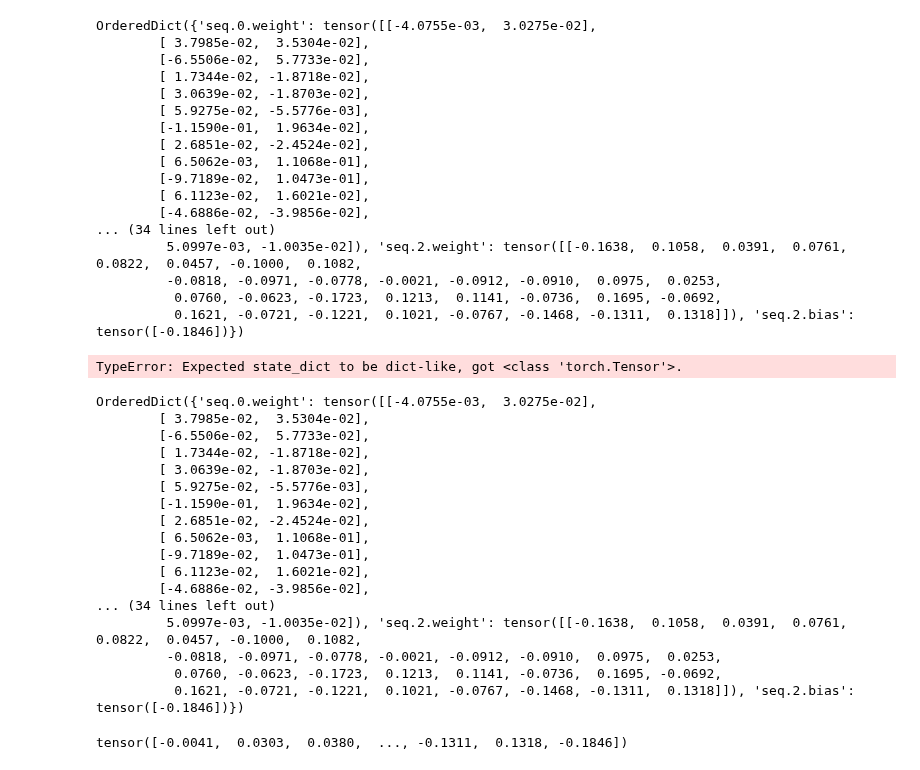
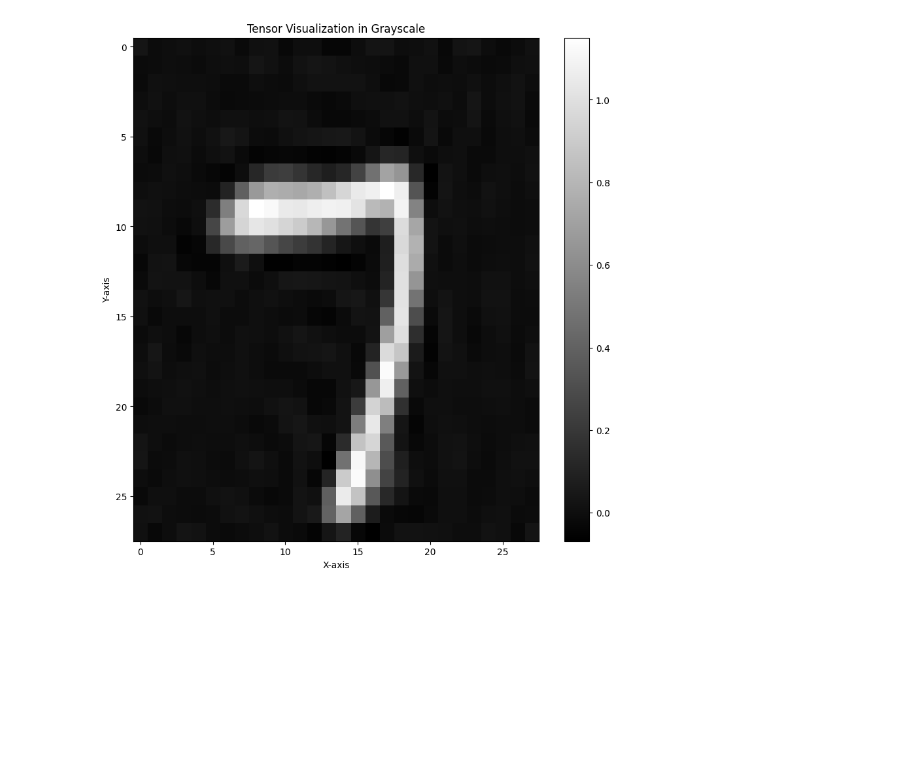
Before and after one commit to nef-gpt/adl4cv, a Jupyter notebook: dataset_demo_DWSNets.ipynb, the cells around one changed output. Drawn from its saved outputs; the diff is of its cells as text; code cells hidden in the pictures; blank space fills up the shorter version.

```diff
--- a/dataset_demo_DWSNets.ipynb
+++ b/dataset_demo_DWSNets.ipynb
@@ -56,56 +35,29 @@ inr_kwargs={"n_layers": 3, "in_dim": 2, "up_scale": 16}
 image_size=(28, 28)
 
 inr = INR(**inr_kwargs)
-print(train_dataset[0][0])
-inr.load_state_dict(train_dataset[0][0])
+inr.load_state_dict(train_dataset[47][0])
 inr.eval()
 input = make_coordinates(image_size, 1)
 with torch.no_grad():
     image = inr(input)
     image = image.view(*image_size, -1)
     image = image.permute(2, 0, 1)
-
-print(image)
-# %% [output]
-OrderedDict({'seq.0.weight': tensor([[-4.0755e-03,  3.0275e-02],
-        [ 3.7985e-02,  3.5304e-02],
-        [-6.5506e-02,  5.7733e-02],
-        [ 1.7344e-02, -1.8718e-02],
-        [ 3.0639e-02, -1.8703e-02],
-        [ 5.9275e-02, -5.5776e-03],
-        [-1.1590e-01,  1.9634e-02],
-        [ 2.6851e-02, -2.4524e-02],
-        [ 6.5062e-03,  1.1068e-01],
-        [-9.7189e-02,  1.0473e-01],
-        [ 6.1123e-02,  1.6021e-02],
-        [-4.6886e-02, -3.9856e-02],
-... (34 lines left out)
-         5.0997e-03, -1.0035e-02]), 'seq.2.weight': tensor([[-0.1638,  0.1058,  0.0391,  0.0761,  0.0822,  0.0457, -0.1000,  0.1082,
-         -0.0818, -0.0971, -0.0778, -0.0021, -0.0912, -0.0910,  0.0975,  0.0253,
-          0.0760, -0.0623, -0.1723,  0.1213,  0.1141, -0.0736,  0.1695, -0.0692,
-          0.1621, -0.0721, -0.1221,  0.1021, -0.0767, -0.1468, -0.1311,  0.1318]]), 'seq.2.bias': tensor([-0.1846])})
-TypeError: Expected state_dict to be dict-like, got <class 'torch.Tensor'>.
-# %%
-train_dataset[0][0]
-# %% [output]
-OrderedDict({'seq.0.weight': tensor([[-4.0755e-03,  3.0275e-02],
-        [ 3.7985e-02,  3.5304e-02],
-        [-6.5506e-02,  5.7733e-02],
-        [ 1.7344e-02, -1.8718e-02],
-        [ 3.0639e-02, -1.8703e-02],
-        [ 5.9275e-02, -5.5776e-03],
-        [-1.1590e-01,  1.9634e-02],
-        [ 2.6851e-02, -2.4524e-02],
-        [ 6.5062e-03,  1.1068e-01],
-        [-9.7189e-02,  1.0473e-01],
-        [ 6.1123e-02,  1.6021e-02],
-        [-4.6886e-02, -3.9856e-02],
-... (34 lines left out)
-         5.0997e-03, -1.0035e-02]), 'seq.2.weight': tensor([[-0.1638,  0.1058,  0.0391,  0.0761,  0.0822,  0.0457, -0.1000,  0.1082,
-         -0.0818, -0.0971, -0.0778, -0.0021, -0.0912, -0.0910,  0.0975,  0.0253,
-          0.0760, -0.0623, -0.1723,  0.1213,  0.1141, -0.0736,  0.1695, -0.0692,
-          0.1621, -0.0721, -0.1221,  0.1021, -0.0767, -0.1468, -0.1311,  0.1318]]), 'seq.2.bias': tensor([-0.1846])})
-tensor([-0.0041,  0.0303,  0.0380,  ..., -0.1311,  0.1318, -0.1846])
+# %%
+import torch
+import matplotlib.pyplot as plt
+
+tensor = image.squeeze(0)
+
+# Plotting the tensor as a heatmap in grayscale
+plt.figure(figsize=(10, 10))
+plt.imshow(tensor, cmap='gray', aspect='auto')
+plt.colorbar()
+plt.title('Tensor Visualization in Grayscale')
+plt.xlabel('X-axis')
+plt.ylabel('Y-axis')
+plt.show()
+# %% [output]
+[figure, added]
 # %%
 def get_batch(split: str):
     # get batch from dataloader
```
Also changed, not shown: parts of 7 cells of this notebook, 7 other files.
